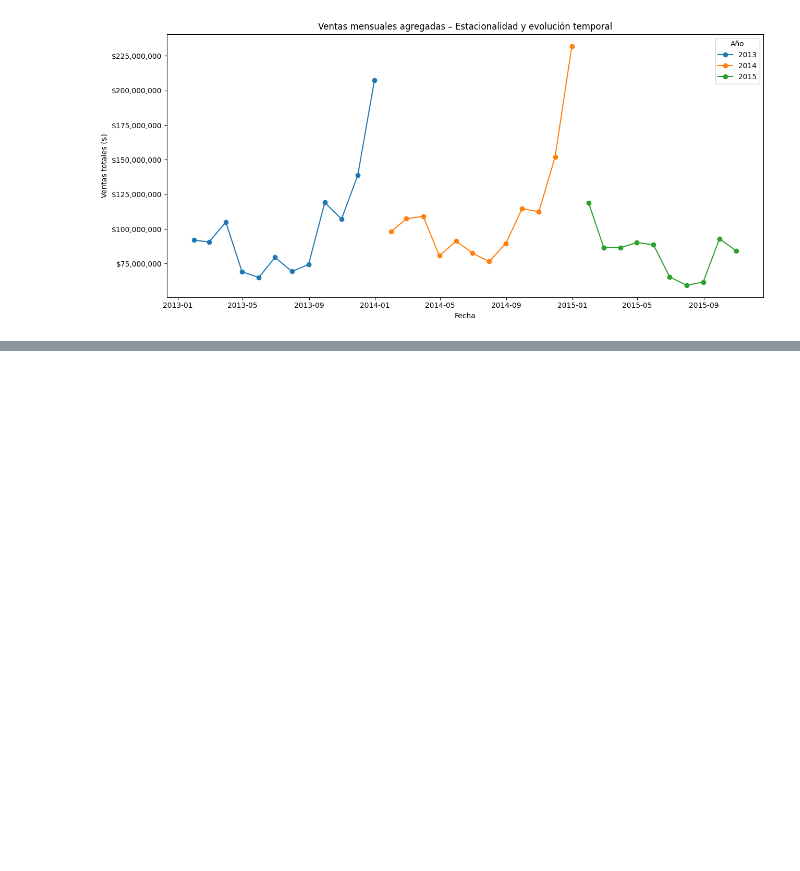
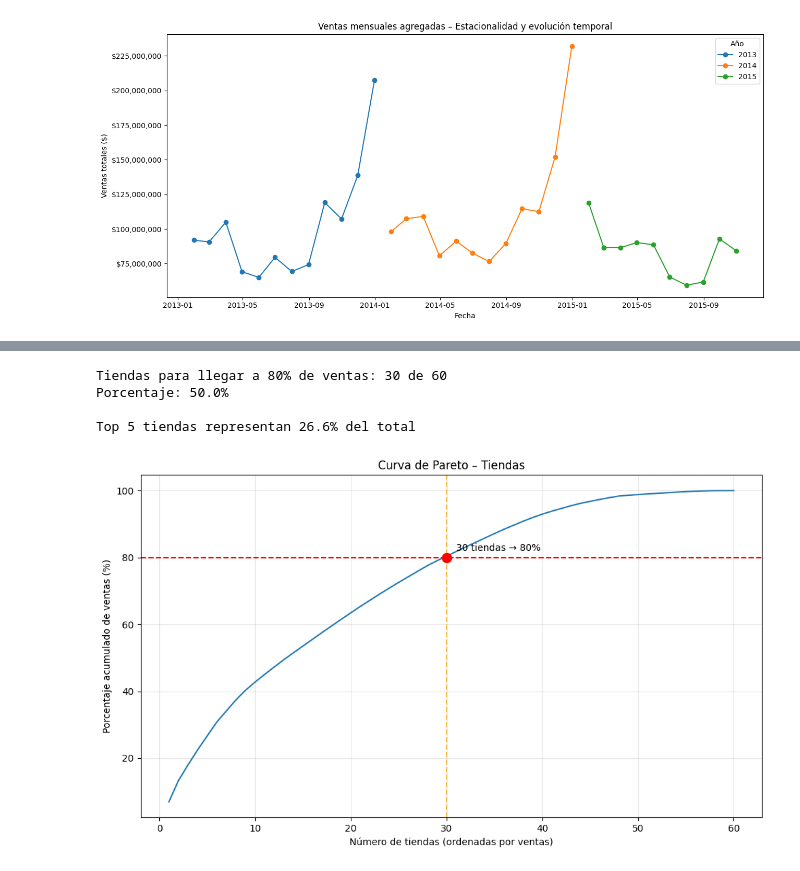
Before and after one commit to gustavopardoitam/metodos-gran-escala, a Jupyter notebook: tareas/tarea-01/EDA_01.ipynb, the cells around one changed output, grey strips where cells are left out. Saved outputs shown, nothing was run; the diff lists cells and outputs as text; code cells hidden in the pictures; blank space fills up the shorter version.

```diff
--- a/tareas/tarea-01/EDA_01.ipynb
+++ b/tareas/tarea-01/EDA_01.ipynb
@@ -428,0 +506,42 @@ plt.show()
+# %%
+# Análisis de concentración: Pareto de tiendas
+total_shop_sales = shops_sales["total_sales"].sum()
+shops_sales["sales_pct"] = shops_sales["total_sales"] / total_shop_sales * 100
+shops_sales["sales_pct_cum"] = shops_sales["sales_pct"].cumsum()
+
+# ¿Cuántas tiendas generan el 80%?
+shops_80 = shops_sales[shops_sales["sales_pct_cum"] <= 80]
+num_shops_80 = len(shops_80) + 1
+
+print(f"Tiendas para llegar a 80% de ventas: {num_shops_80} de {total_shops}")
+print(f"Porcentaje: {(num_shops_80/total_shops)*100:.1f}%")
+print(f"\nTop 5 tiendas representan {shops_sales.head(5)['sales_pct'].sum():.1f}% del total")
+# %% [output]
+Tiendas para llegar a 80% de ventas: 30 de 60
+Porcentaje: 50.0%
+
+Top 5 tiendas representan 26.6% del total
+# %%
+# Gráfico: Curva de Pareto de tiendas
+plt.figure(figsize=(10, 6))
+
+plt.plot(
+    range(1, len(shops_sales) + 1),
+    shops_sales["sales_pct_cum"]
+)
+
+# Línea 80%
+plt.axhline(80, linestyle="--", color="red", label="80%")
+plt.axvline(num_shops_80, linestyle="--", color="orange", alpha=0.7)
+
+plt.scatter(num_shops_80, 80, color="red", s=100, zorder=5)
+plt.text(num_shops_80 + 1, 82, f"{num_shops_80} tiendas → 80%", fontsize=10)
+
+plt.xlabel("Número de tiendas (ordenadas por ventas)")
+plt.ylabel("Porcentaje acumulado de ventas (%)")
+plt.title("Curva de Pareto – Tiendas")
+plt.grid(True, alpha=0.3)
+plt.tight_layout()
+plt.show()
+# %% [output]
+[figure, added]
```
Also changed, not shown: parts of 5 cells of this notebook, 5 other files.
